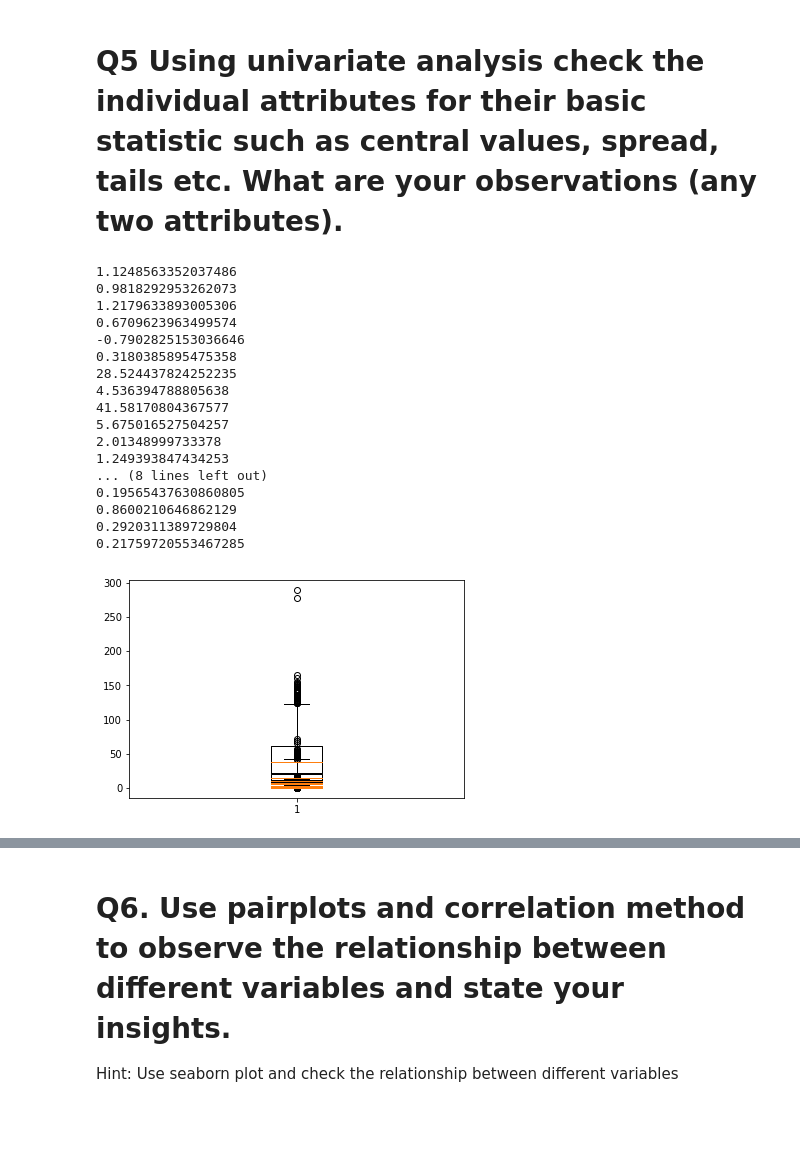
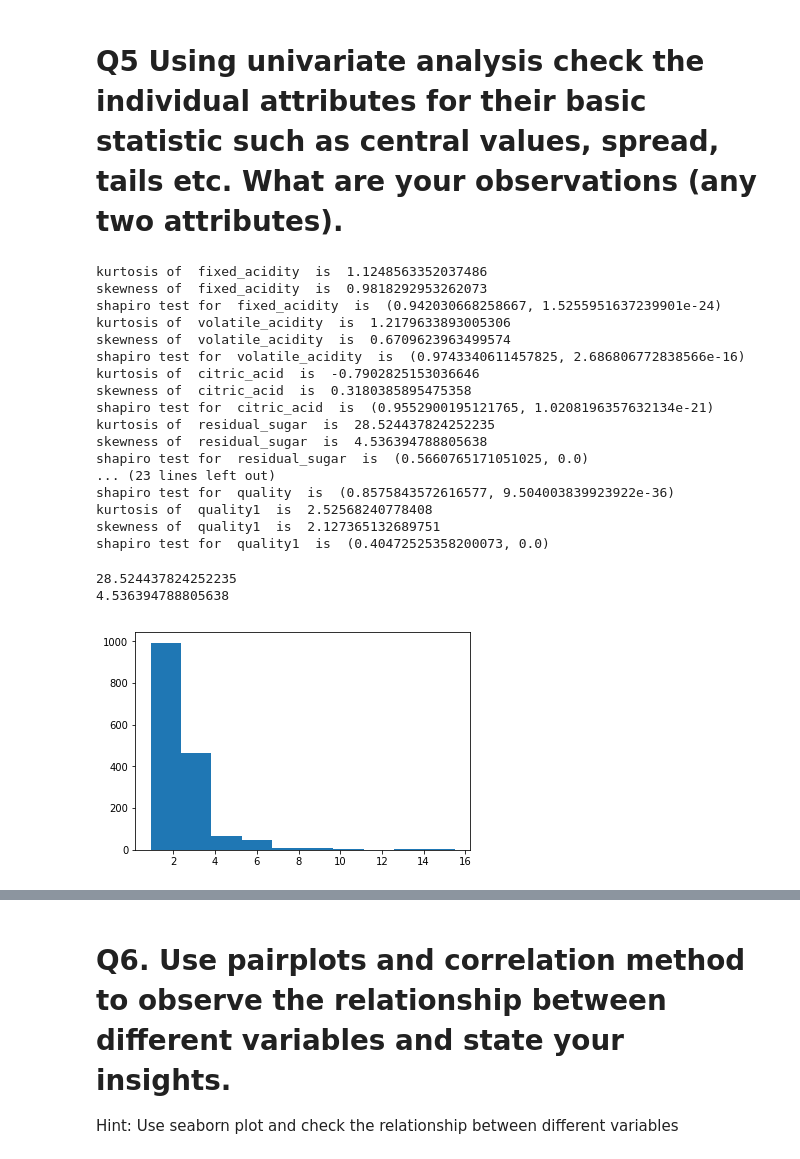
Before and after one commit to GreatLearningAIML1/chennai-aug-batch-senthilvelavan, a Jupyter notebook: Residency3-External/R3-External Lab-Wine.ipynb, the cells around one changed output, grey strips where cells are left out. Cells and saved outputs as stored; diff of their text form; code cells hidden in the pictures; blank space fills up the shorter version.

```diff
--- a/Residency3-External/R3-External Lab-Wine.ipynb
+++ b/Residency3-External/R3-External Lab-Wine.ipynb
@@ -104,24 +147,31 @@ wine_df.describe()
 # %%
 for column in wine_df.columns:
-    plt.boxplot(wine_df[column])
-    print(stats.kurtosis(wine_df[column]))
-    print(stats.skew(wine_df[column]))
+    print('kurtosis of ',column, ' is ',stats.kurtosis(wine_df[column]))
+    print('skewness of ', column, ' is ',stats.skew(wine_df[column]))
+    print('shapiro test for ',column,' is ',shapiro(wine_df[column]))
 # %% [output]
-1.1248563352037486
-0.9818292953262073
-1.2179633893005306
-0.6709623963499574
--0.7902825153036646
-0.3180385895475358
-28.524437824252235
-4.536394788805638
-41.58170804367577
-5.675016527504257
-2.01348999733378
-1.249393847434253
-... (8 lines left out)
-0.19565437630860805
-0.8600210646862129
-0.2920311389729804
-0.21759720553467285
+kurtosis of  fixed_acidity  is  1.1248563352037486
+skewness of  fixed_acidity  is  0.9818292953262073
+shapiro test for  fixed_acidity  is  (0.942030668258667, 1.5255951637239901e-24)
+kurtosis of  volatile_acidity  is  1.2179633893005306
+skewness of  volatile_acidity  is  0.6709623963499574
+shapiro test for  volatile_acidity  is  (0.9743340611457825, 2.686806772838566e-16)
+kurtosis of  citric_acid  is  -0.7902825153036646
+skewness of  citric_acid  is  0.3180385895475358
+shapiro test for  citric_acid  is  (0.9552900195121765, 1.0208196357632134e-21)
+kurtosis of  residual_sugar  is  28.524437824252235
+skewness of  residual_sugar  is  4.536394788805638
+shapiro test for  residual_sugar  is  (0.5660765171051025, 0.0)
+... (23 lines left out)
+shapiro test for  quality  is  (0.8575843572616577, 9.504003839923922e-36)
+kurtosis of  quality1  is  2.52568240778408
+skewness of  quality1  is  2.127365132689751
+shapiro test for  quality1  is  (0.40472525358200073, 0.0)
-[figure, removed]
+# %%
+plt.hist(wine_df['residual_sugar'])
+print(stats.kurtosis(wine_df['residual_sugar']))
+print(stats.skew(wine_df['residual_sugar']))
+# %% [output]
+28.524437824252235
+4.536394788805638
+[figure, added]
```
Also changed, not shown: parts of 27 cells of this notebook, 1 other file.
